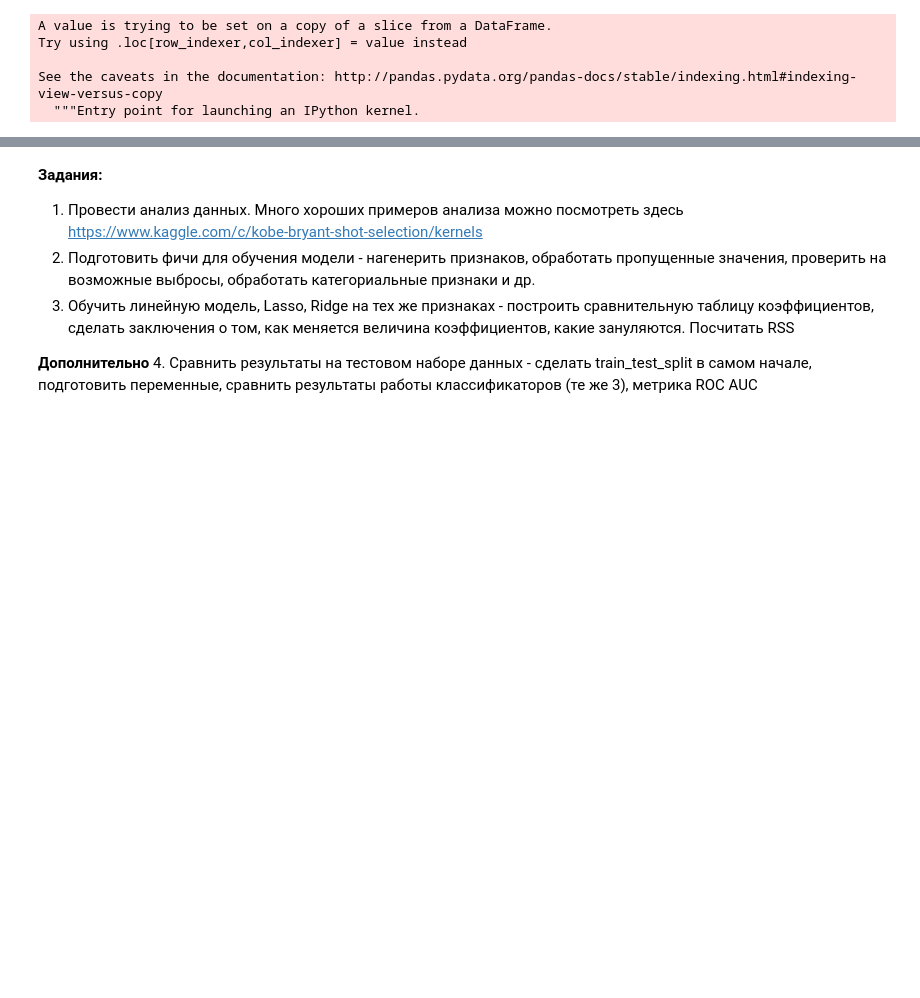
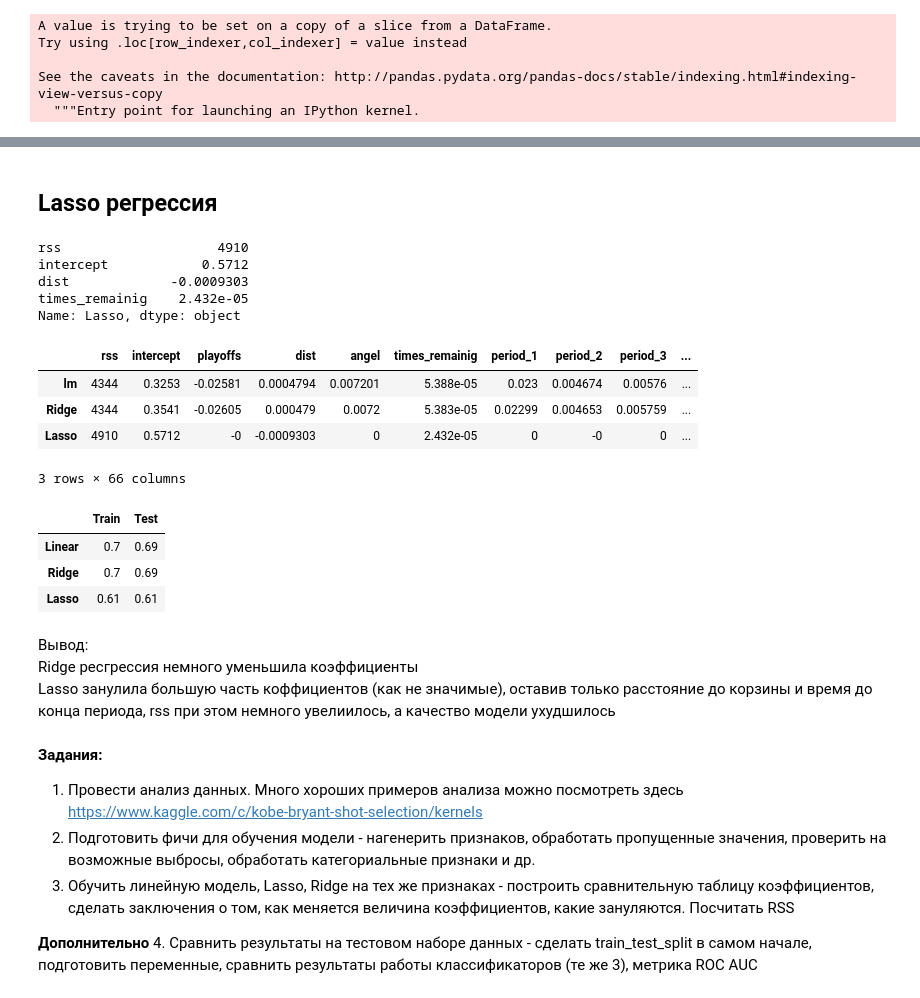
Before and after one commit to AlexeevVl/DVP-1, a Jupyter notebook: HW_2.ipynb, the cells around one changed output, grey strips where cells are left out. Cells and saved outputs as stored; diff of their text form; code cells hidden in the pictures; blank space fills up the shorter version.

```diff
--- a/HW_2.ipynb
+++ b/HW_2.ipynb
@@ -271,0 +485,8 @@ Name: period, dtype: int64
+# %%
+y_pred_train=rg.predict(x_train)
+y_pred_test=rg.predict(x_test)
+rss = sum((y_pred_train - y_train) ** 2)
+ret = [rss]
+ret.extend([rg.intercept_])
+ret.extend(rg.coef_)
+coef_matrix_simple.iloc[1,:]=ret
@@ -271,0 +497,21 @@ Name: period, dtype: int64
+# %% [markdown]
+## Lasso регрессия
+# %%
+ls = Lasso().fit(x_train, y_train)
+# %%
+y_pred_train=ls.predict(x_train)
+y_pred_test=ls.predict(x_test)
+rss = sum((y_pred_train - y_train) ** 2)
+ret = [rss]
+ret.extend([ls.intercept_])
+ret.extend(ls.coef_)
+coef_matrix_simple.iloc[2,:]=ret
+# %%
+pd.options.display.float_format = '{:.4g}'.format
+coef_matrix_simple.loc['Lasso'][coef_matrix_simple.loc['Lasso']!=0]
+# %% [output]
+rss                    4910
+intercept            0.5712
+dist             -0.0009303
+times_remainig    2.432e-05
+Name: Lasso, dtype: object
@@ -272,3 +522,22 @@ Name: period, dtype: int64
+# %%
+coef_matrix_simple
+# %% [output]
+|  | rss | intercept | playoffs | dist | angel | times_remainig | period_1 | period_2 | period_3 | ... |
+| lm | 4344 | 0.3253 | -0.02581 | 0.0004794 | 0.007201 | 5.388e-05 | 0.023 | 0.004674 | 0.00576 | ... |
+| Ridge | 4344 | 0.3541 | -0.02605 | 0.000479 | 0.0072 | 5.383e-05 | 0.02299 | 0.004653 | 0.005759 | ... |
+| Lasso | 4910 | 0.5712 | -0 | -0.0009303 | 0 | 2.432e-05 | 0 | -0 | 0 | ... |
+3 rows × 66 columns
+# %%
+roc_auc_pd
+# %% [output]
+|  | Train | Test |
+| Linear | 0.7 | 0.69 |
+| Ridge | 0.7 | 0.69 |
+| Lasso | 0.61 | 0.61 |
+# %% [markdown]
+Вывод:
+    Ridge ресгрессия немного уменьшила коэффициенты
+    Lasso занулила большую часть коффициентов (как не значимые), оставив только расстояние до корзины и время до конца периода,     rss при этом немного увелиилось, а качество модели ухудшилось
 # %% [markdown]
 **Задания:**
 
```
Also changed, not shown: parts of 57 cells of this notebook.
